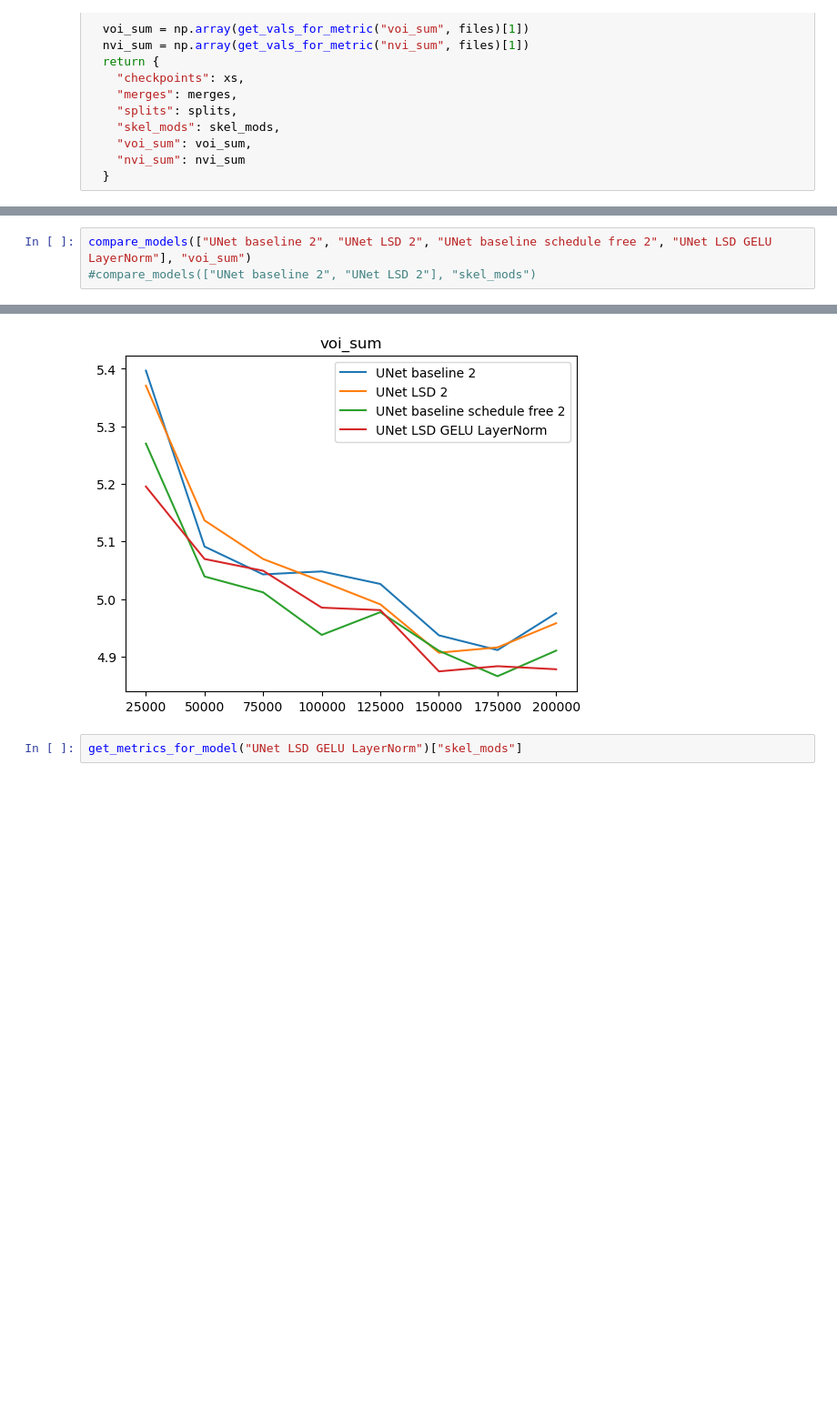
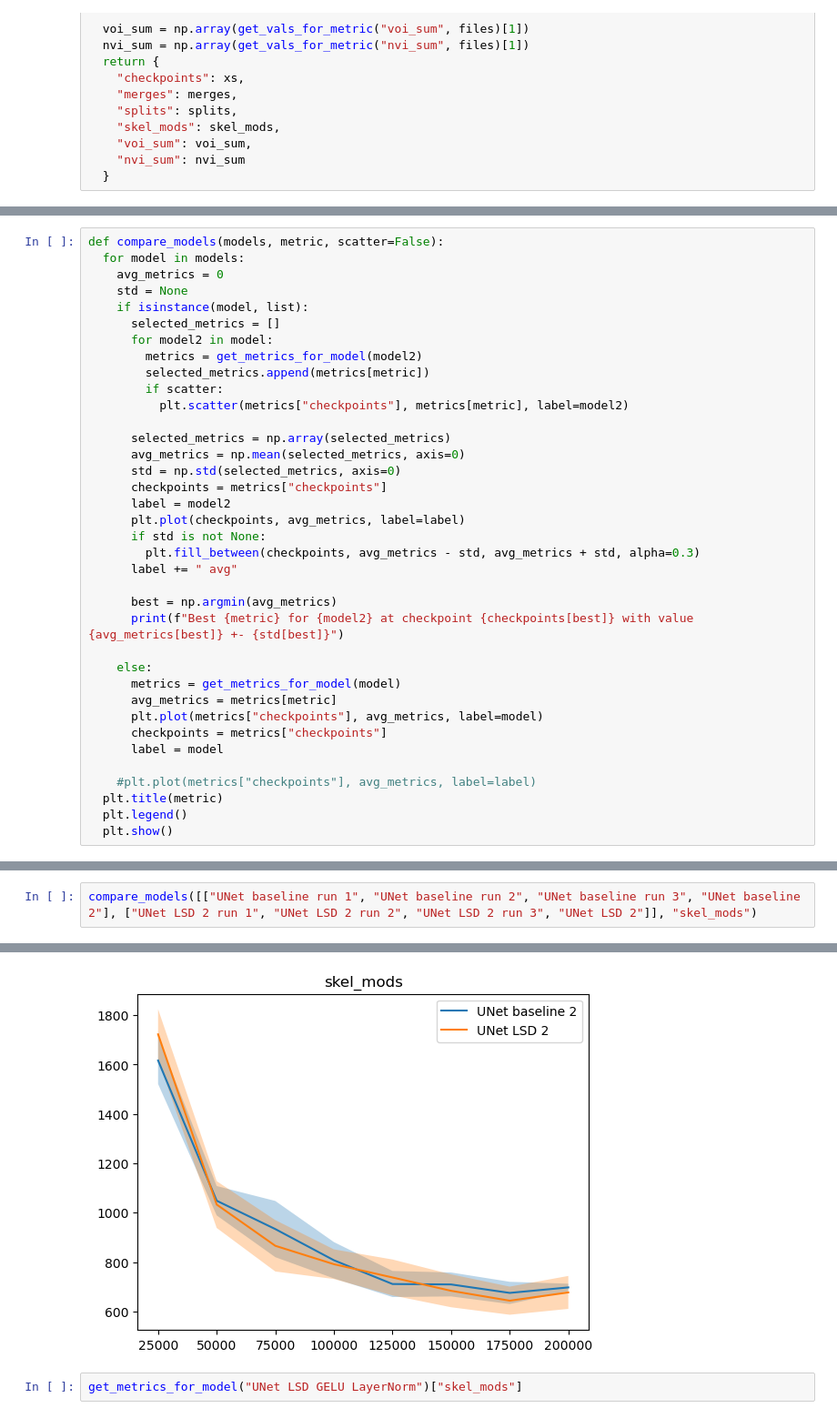
Before and after one commit to anforsm/autoseg, a Jupyter notebook: src/autoseg/results.ipynb, the cells around one changed output, grey strips where cells are left out. Shown: that part at 91% size. Saved outputs shown, nothing was run; the diff lists cells and outputs as text; blank space fills up the shorter version.

```diff
--- a/src/autoseg/results.ipynb
+++ b/src/autoseg/results.ipynb
@@ -72,0 +65,37 @@ def compare_models(models, metric):
+# %%
+def compare_models(models, metric, scatter=False):
+  for model in models:
+    avg_metrics = 0
+    std = None
+    if isinstance(model, list):
+      selected_metrics = []
+      for model2 in model:
+        metrics = get_metrics_for_model(model2)
+        selected_metrics.append(metrics[metric])
+        if scatter:
+          plt.scatter(metrics["checkpoints"], metrics[metric], label=model2)
+
+      selected_metrics = np.array(selected_metrics)
+      avg_metrics = np.mean(selected_metrics, axis=0)
+      std = np.std(selected_metrics, axis=0)
+      checkpoints = metrics["checkpoints"]
+      label = model2
+      plt.plot(checkpoints, avg_metrics, label=label)
+      if std is not None:
+        plt.fill_between(checkpoints, avg_metrics - std, avg_metrics + std, alpha=0.3)
+      label += " avg"
+
+      best = np.argmin(avg_metrics)
+      print(f"Best {metric} for {model2} at checkpoint {checkpoints[best]} with value {avg_metrics[best]} +- {std[best]}")
+
+    else:
+      metrics = get_metrics_for_model(model)
+      avg_metrics = metrics[metric]
+      plt.plot(metrics["checkpoints"], avg_metrics, label=model)
+      checkpoints = metrics["checkpoints"]
+      label = model
+
+    #plt.plot(metrics["checkpoints"], avg_metrics, label=label)
+  plt.title(metric)
+  plt.legend()
+  plt.show()
@@ -73,4 +124,3 @@ def compare_models(models, metric):
 # %%
-compare_models(["UNet baseline 2", "UNet LSD 2", "UNet baseline schedule free 2", "UNet LSD GELU LayerNorm"], "voi_sum")
-#compare_models(["UNet baseline 2", "UNet LSD 2"], "skel_mods")
+compare_models([["UNet baseline run 1", "UNet baseline run 2", "UNet baseline run 3", "UNet baseline 2"], ["UNet LSD 2 run 1", "UNet LSD 2 run 2", "UNet LSD 2 run 3", "UNet LSD 2"]], "skel_mods")
 # %% [output]
@@ -81,4 +137,4 @@ compare_models(["UNet baseline 2", "UNet LSD 2", "UNet baseline schedule free 2"
-[figure, old version]
+[figure, new version]
 # %%
 get_metrics_for_model("UNet LSD GELU LayerNorm")["skel_mods"]
 # %% [output]
```
Also changed, not shown: parts of 4 cells of this notebook, 5 other files.
